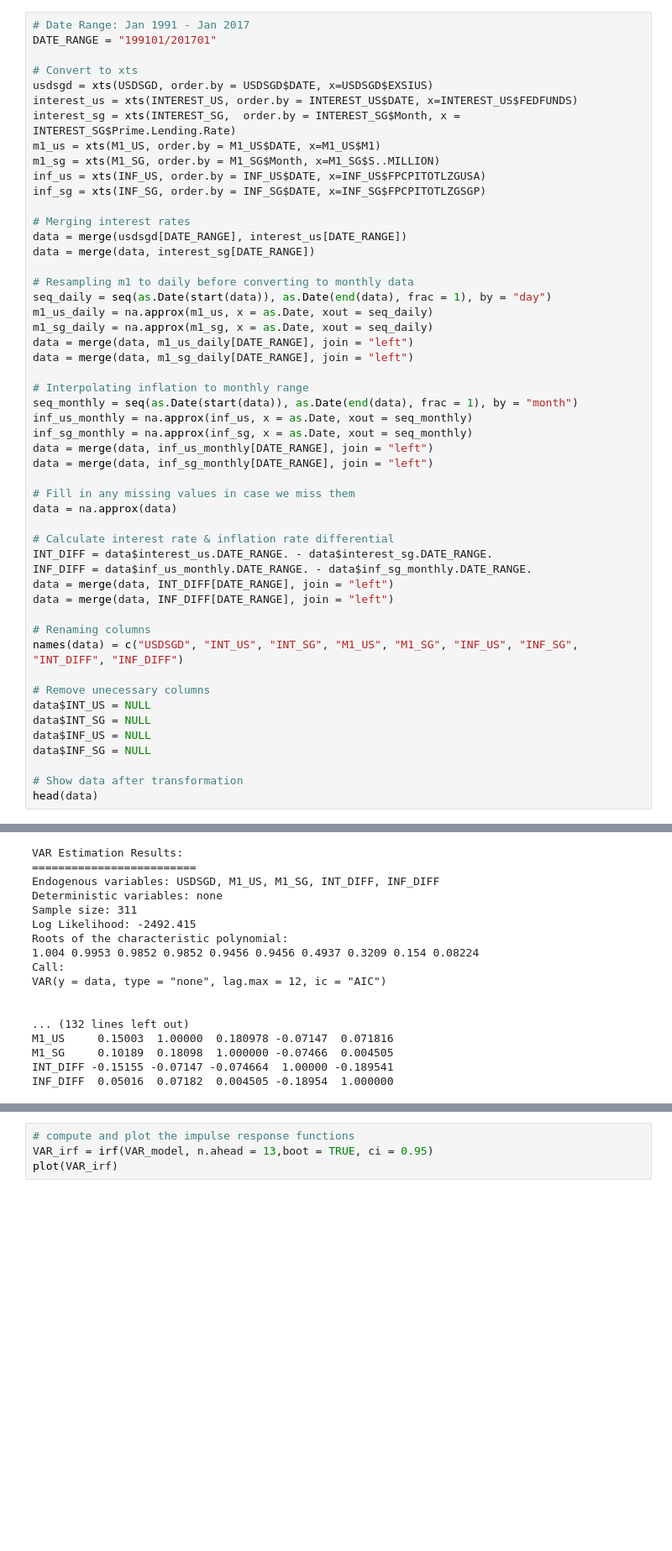
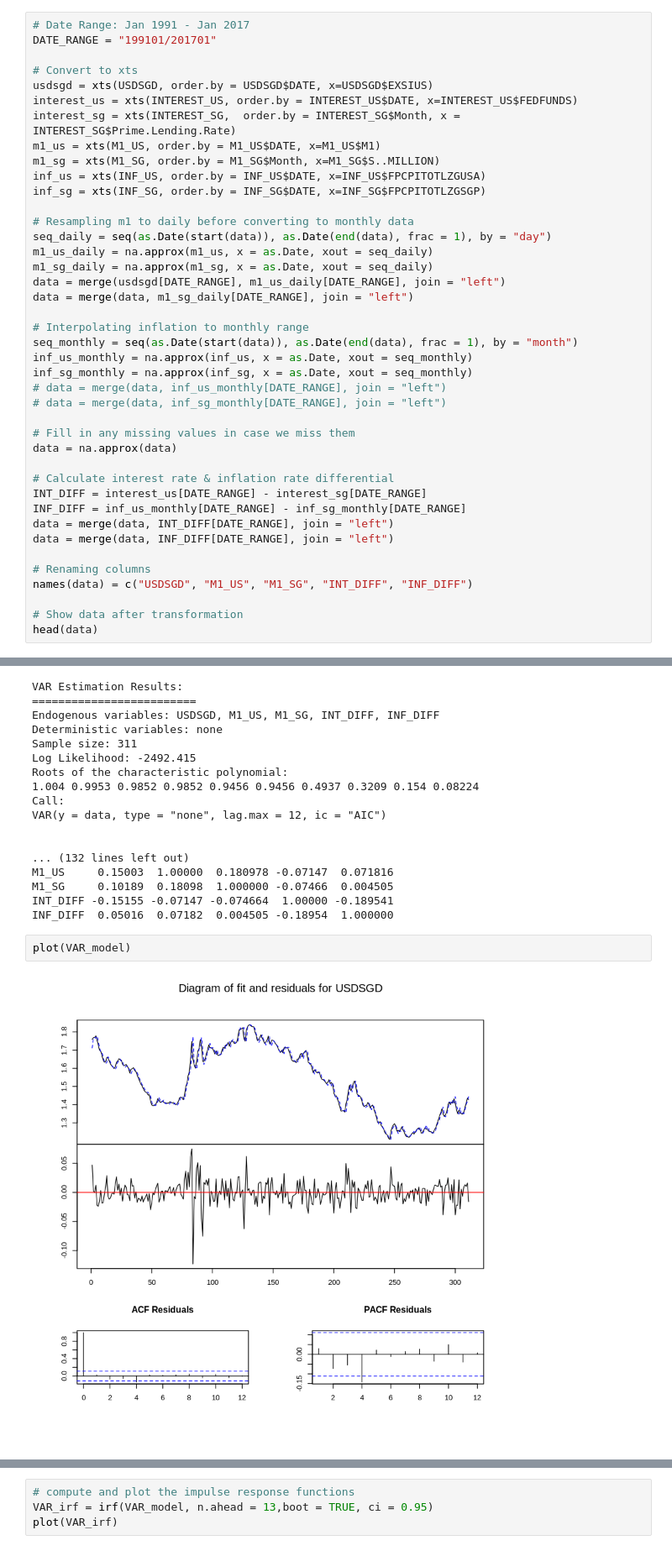
Before and after one commit to yehjxraymond/wqu_econometrics_group_proj, a Jupyter notebook: submission2/Part 2.ipynb, the cells around one changed output, grey strips where cells are left out. Shown: that part at 84% size. Drawn from its saved outputs; the diff is of its cells as text; blank space fills up the shorter version.

```diff
--- a/submission2/Part 2.ipynb
+++ b/submission2/Part 2.ipynb
@@ -134,41 +122,31 @@ m1_sg = xts(M1_SG, order.by = M1_SG$Month, x=M1_SG$S..MILLION)
 inf_us = xts(INF_US, order.by = INF_US$DATE, x=INF_US$FPCPITOTLZGUSA)
 inf_sg = xts(INF_SG, order.by = INF_SG$DATE, x=INF_SG$FPCPITOTLZGSGP)
 
-# Merging interest rates
-data = merge(usdsgd[DATE_RANGE], interest_us[DATE_RANGE])
-data = merge(data, interest_sg[DATE_RANGE])
-
 # Resampling m1 to daily before converting to monthly data
 seq_daily = seq(as.Date(start(data)), as.Date(end(data), frac = 1), by = "day")
 m1_us_daily = na.approx(m1_us, x = as.Date, xout = seq_daily)
 m1_sg_daily = na.approx(m1_sg, x = as.Date, xout = seq_daily)
-data = merge(data, m1_us_daily[DATE_RANGE], join = "left")
+data = merge(usdsgd[DATE_RANGE], m1_us_daily[DATE_RANGE], join = "left")
 data = merge(data, m1_sg_daily[DATE_RANGE], join = "left")
 
 # Interpolating inflation to monthly range
 seq_monthly = seq(as.Date(start(data)), as.Date(end(data), frac = 1), by = "month")
 inf_us_monthly = na.approx(inf_us, x = as.Date, xout = seq_monthly)
 inf_sg_monthly = na.approx(inf_sg, x = as.Date, xout = seq_monthly)
-data = merge(data, inf_us_monthly[DATE_RANGE], join = "left")
-data = merge(data, inf_sg_monthly[DATE_RANGE], join = "left")
+# data = merge(data, inf_us_monthly[DATE_RANGE], join = "left")
+# data = merge(data, inf_sg_monthly[DATE_RANGE], join = "left")
 
 # Fill in any missing values in case we miss them
 data = na.approx(data)
 
 # Calculate interest rate & inflation rate differential
-INT_DIFF = data$interest_us.DATE_RANGE. - data$interest_sg.DATE_RANGE.
-INF_DIFF = data$inf_us_monthly.DATE_RANGE. - data$inf_sg_monthly.DATE_RANGE.
+INT_DIFF = interest_us[DATE_RANGE] - interest_sg[DATE_RANGE]
+INF_DIFF = inf_us_monthly[DATE_RANGE] - inf_sg_monthly[DATE_RANGE]
 data = merge(data, INT_DIFF[DATE_RANGE], join = "left")
 data = merge(data, INF_DIFF[DATE_RANGE], join = "left")
 
 # Renaming columns
-names(data) = c("USDSGD", "INT_US", "INT_SG", "M1_US", "M1_SG", "INF_US", "INF_SG", "INT_DIFF", "INF_DIFF")
-
-# Remove unecessary columns
-data$INT_US = NULL
-data$INT_SG = NULL
-data$INF_US = NULL
-data$INF_SG = NULL
+names(data) = c("USDSGD", "M1_US", "M1_SG", "INT_DIFF", "INF_DIFF")
 
 # Show data after transformation
 head(data)
@@ -216,3 +194,7 @@ M1_US     0.15003  1.00000  0.180978 -0.07147  0.071816
 M1_SG     0.10189  0.18098  1.000000 -0.07466  0.004505
 INT_DIFF -0.15155 -0.07147 -0.074664  1.00000 -0.189541
 INF_DIFF  0.05016  0.07182  0.004505 -0.18954  1.000000
+# %%
+plot(VAR_model)
+# %% [output]
+[figure, added]
```
Also changed, not shown: parts of 10 cells of this notebook.
